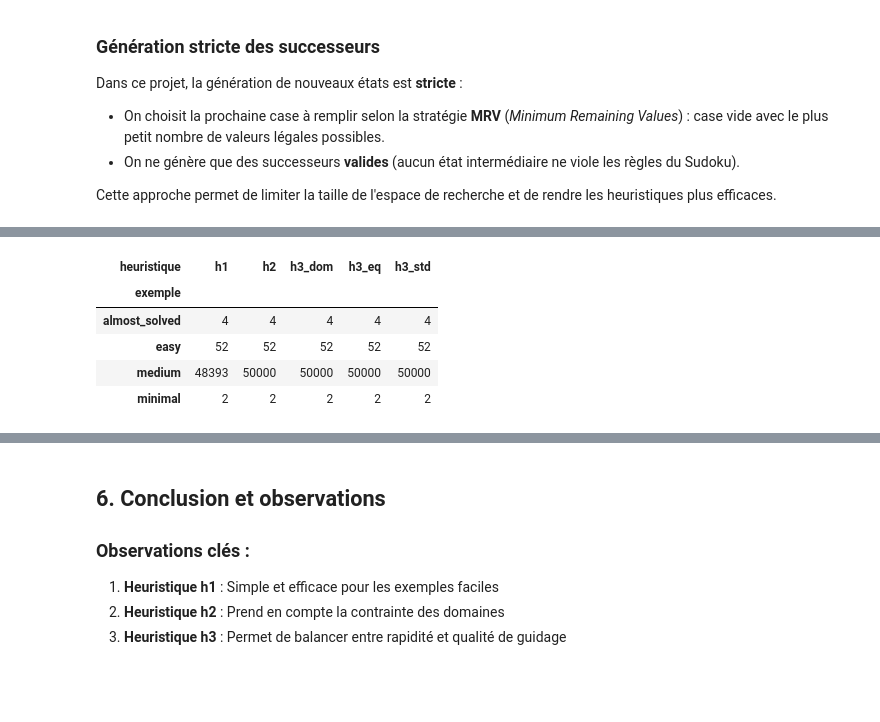
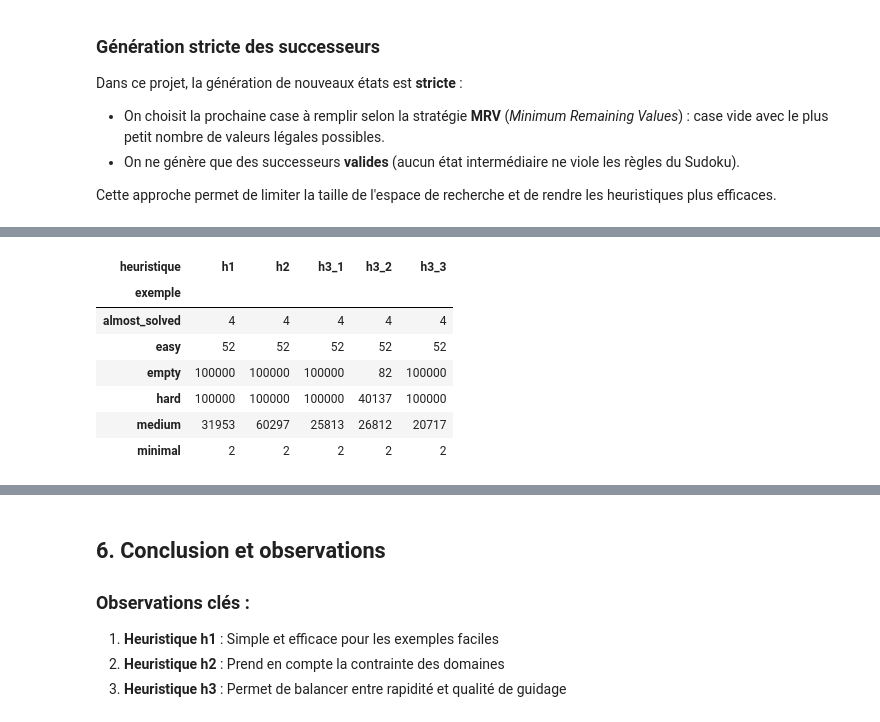
Before and after one commit to salmalys/sudoku-solver, a Jupyter notebook: sudoku_experiments.ipynb, the cells around one changed output, grey strips where cells are left out. Cells and saved outputs as stored; diff of their text form; code cells hidden in the pictures; blank space fills up the shorter version.

```diff
--- a/sudoku_experiments.ipynb
+++ b/sudoku_experiments.ipynb
@@ -348,30 +490,45 @@ for config in h3_configs:
 # %%
+def test_heuristic_on_example(example_name, heuristic_name, heuristic_params=None, max_iterations=100000):
+    """Teste une heuristique sur un exemple et retourne les résultats."""
+
+    # Charger l'exemple
+    initial_state = get_example(example_name)
+
+    # Créer le solveur
+    heuristic_func = get_heuristic_function(heuristic_name)
+    solver = GBFSSolver(heuristic_func, random_mrv_cell=True)
+
+    # Résoudre
+    if heuristic_params:
+        stats = solver.solve_with_params(initial_state, heuristic_params, max_iterations=max_iterations)
+    else:
+        stats = solver.solve(initial_state, max_iterations=max_iterations)
+
+    return stats
+
 def run_comprehensive_comparison():
     """Compare toutes les heuristiques sur plusieurs exemples."""
-
-    # Exemples à tester (du plus facile au plus difficile)
-    test_examples = ['minimal', 'almost_solved', 'easy', 'medium']
 
     # Configuration des tests
     test_configs = [
         {'heuristic': 'h1', 'params': None, 'name': 'h1'},
         {'heuristic': 'h2', 'params': None, 'name': 'h2'},
-        {'heuristic': 'h3', 'params': {'w1': 1.0, 'w2': 0.1}, 'name': 'h3_std'},
-        {'heuristic': 'h3', 'params': {'w1': 1.0, 'w2': 0.5}, 'name': 'h3_eq'},
-        {'heuristic': 'h3', 'params': {'w1': 0.5, 'w2': 1.0}, 'name': 'h3_dom'},
+        {'heuristic': 'h3', 'params': {'w1': 1.0, 'w2': 0.1}, 'name': 'h3_1'},
+        {'heuristic': 'h3', 'params': {'w1': 1.0, 'w2': 0.5}, 'name': 'h3_2'},
+        {'heuristic': 'h3', 'params': {'w1': 0.5, 'w2': 1.0}, 'name': 'h3_3'},
     ]
 
     # Stocker les résultats
     results = []
 
-    print("🔬 COMPARAISON COMPREHENSIVE")
+    print("COMPARAISON COMPREHENSIVE")
     print("=" * 60)
 
-    for example_name in test_examples:
-        print(f"\n📋 Test sur l'exemple '{example_name}':")
+    for example_name in all_examples:
+        print(f"\nTest sur l'exemple '{example_name}':")
 
         for config in test_configs:
-            print(f"  🧪 {config['name']}...", end=" ")
+            print(f"  {config['name']}", end=" ")
 
             try:
                 stats = test_heuristic_on_example(
@@ -390,11 +547,11 @@ def run_comprehensive_comparison():
                 }
                 results.append(result)
 
-                status = "✅" if stats.success else "❌"
-                print(f"{status} ({stats.states_developed} états, {stats.execution_time:.3f}s)")
+                status = "OK" if stats.success else "KO"
+                print(f"\t{status} ({stats.states_developed} états, {stats.execution_time:.3f}s)")
 
             except Exception as e:
-                print(f"❌ Erreur: {e}")
+                print(f"KO Erreur: {e}")
                 result = {
                     'exemple': example_name,
                     'heuristique': config['name'],
@@ -412,7 +569,7 @@ df_results = run_comprehensive_comparison()
 
 # %%
 # Affichage des résultats sous forme de tableau
-print("\n📊 TABLEAU DES RÉSULTATS")
+print("\nTABLEAU DES RÉSULTATS")
 print("=" * 80)
 
 # Créer un tableau pivot pour une meilleure visualisation
@@ -420,57 +577,12 @@ pivot_success = df_results.pivot(index='exemple', columns='heuristique', values=
 pivot_states = df_results.pivot(index='exemple', columns='heuristique', values='etats_dev')
 pivot_time = df_results.pivot(index='exemple', columns='heuristique', values='temps')
 
-print("✅ TAUX DE SUCCÈS:")
+print("TAUX DE SUCCÈS:")
 display(pivot_success)
 
-print("\n🔢 NOMBRE D'ÉTATS DÉVELOPPÉS:")
+print("\nNOMBRE D'ÉTATS DÉVELOPPÉS:")
 display(pivot_states)
 
-print("\n⏱️ TEMPS D'EXÉCUTION (secondes):")
+print("\nTEMPS D'EXÉCUTION (secondes):")
 display(pivot_time.round(4))
-
-# %%
-# Visualisation graphique des résultats
-fig, axes = plt.subplots(2, 2, figsize=(15, 12))
-
-# 1. Taux de succès par heuristique
-success_by_heuristic = df_results.groupby('heuristique')['succes'].mean()
-axes[0,0].bar(success_by_heuristic.index, success_by_heuristic.values)
-axes[0,0].set_title('Taux de succès par heuristique')
-axes[0,0].set_ylabel('Taux de succès')
-axes[0,0].set_ylim(0, 1.1)
-for i, v in enumerate(success_by_heuristic.values):
-    axes[0,0].text(i, v + 0.02, f'{v:.2f}', ha='center')
-
-# 2. États développés (seulement les succès)
-success_data = df_results[df_results['succes'] == True]
-if not success_data.empty:
-    success_data.boxplot(column='etats_dev', by='heuristique', ax=axes[0,1])
-    axes[0,1].set_title('États développés (succès seulement)')
-    axes[0,1].set_xlabel('Heuristique')
-    axes[0,1].set_ylabel('États développés')
-
-# 3. Temps d'exécution par exemple
-if not success_data.empty:
-    for heuristic in success_data['heuristique'].unique():
-        data = success_data[success_data['heuristique'] == heuristic]
-        axes[1,0].plot(data['exemple'], data['temps'], 'o-', label=heuristic)
-    axes[1,0].set_title('Temps d\'exécution par exemple')
-    axes[1,0].set_xlabel('Exemple')
-    axes[1,0].set_ylabel('Temps (s)')
-    axes[1,0].legend()
-    axes[1,0].tick_params(axis='x', rotation=45)
-
-# 4. Corrélation états développés vs temps
-if not success_data.empty:
-    for heuristic in success_data['heuristique'].unique():
-        data = success_data[success_data['heuristique'] == heuristic]
-        axes[1,1].scatter(data['etats_dev'], data['temps'], label=heuristic, alpha=0.7)
-    axes[1,1].set_title('États développés vs Temps')
-    axes[1,1].set_xlabel('États développés')
-    axes[1,1].set_ylabel('Temps (s)')
-    axes[1,1].legend()
-
-plt.tight_layout()
-plt.show()
 # %% [output]
@@ -501,6 +615,8 @@ plt.show()
-| heuristique | h1 | h2 | h3_dom | h3_eq | h3_std |
+| heuristique | h1 | h2 | h3_1 | h3_2 | h3_3 |
 | exemple |  |  |  |  |  |
 | almost_solved | 4 | 4 | 4 | 4 | 4 |
 | easy | 52 | 52 | 52 | 52 | 52 |
-| medium | 48393 | 50000 | 50000 | 50000 | 50000 |
+| empty | 100000 | 100000 | 100000 | 82 | 100000 |
+| hard | 100000 | 100000 | 100000 | 40137 | 100000 |
+| medium | 31953 | 60297 | 25813 | 26812 | 20717 |
 | minimal | 2 | 2 | 2 | 2 | 2 |
```
Also changed, not shown: parts of 32 cells of this notebook, 5 other files.
